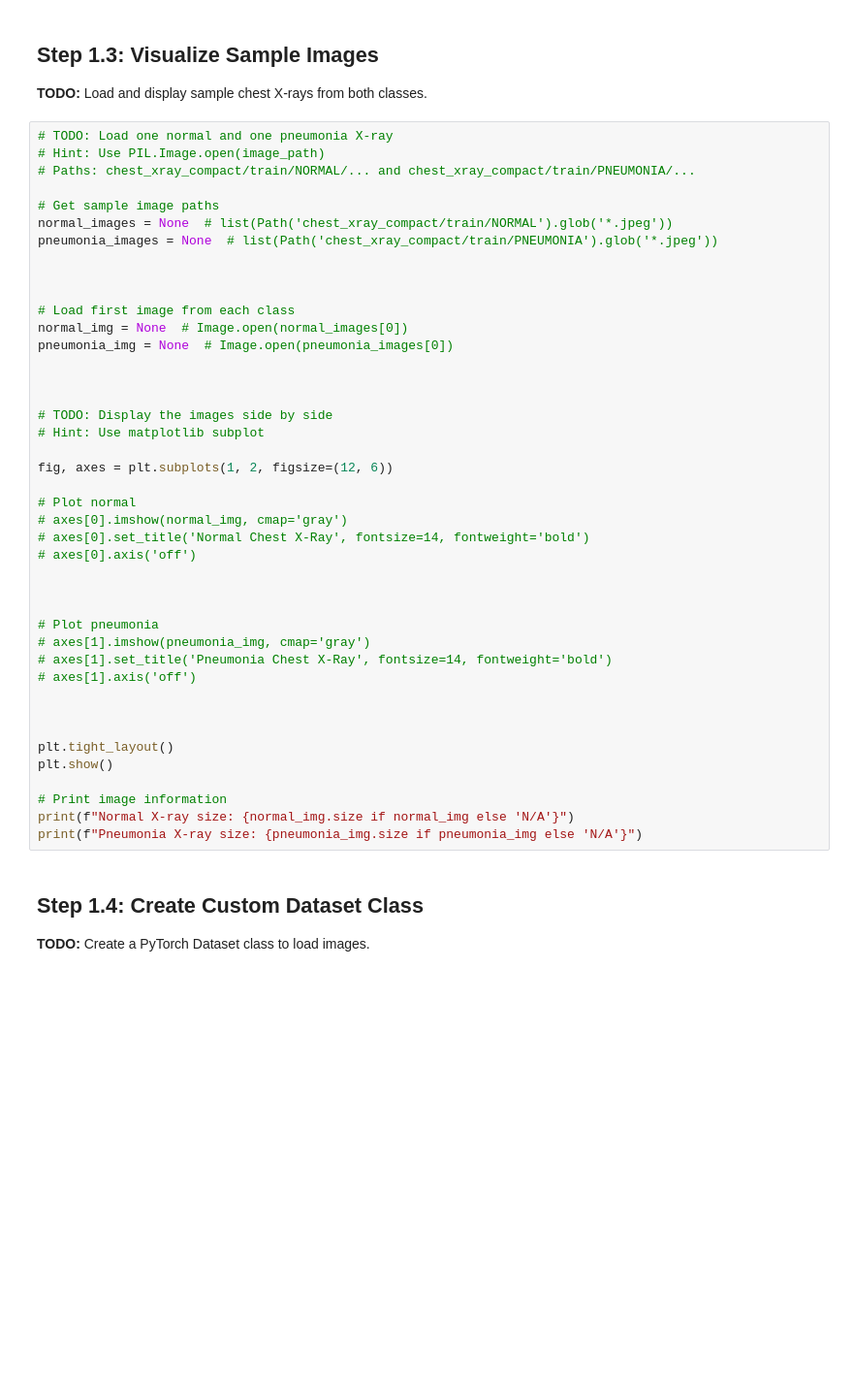
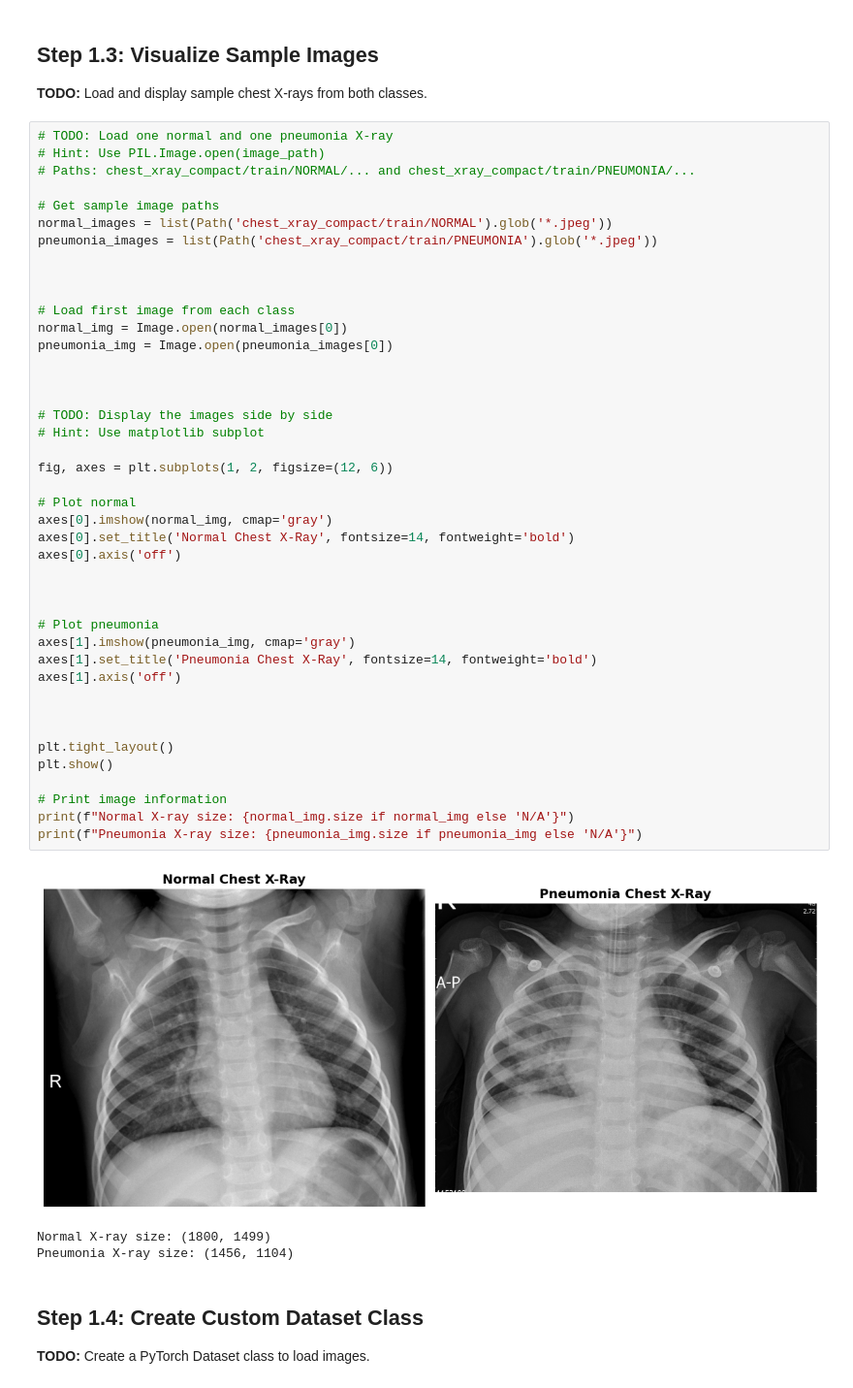
Before and after one commit to rodme02/AIMed, a Jupyter notebook: week2/notebooks/Week2_Class3_Medical_Image_Classification.ipynb, the cells around one changed output. Shown at 97% size. Cells and saved outputs as stored; diff of their text form; blank space fills up the shorter version.

```diff
--- a/week2/notebooks/Week2_Class3_Medical_Image_Classification.ipynb
+++ b/week2/notebooks/Week2_Class3_Medical_Image_Classification.ipynb
@@ -157,43 +175,47 @@ print(f"\nClass balance: {train_pneumonia_count/(train_normal_count + train_pneu
 # Hint: Use PIL.Image.open(image_path)
 # Paths: chest_xray_compact/train/NORMAL/... and chest_xray_compact/train/PNEUMONIA/...
 
 # Get sample image paths
-normal_images = None  # list(Path('chest_xray_compact/train/NORMAL').glob('*.jpeg'))
-pneumonia_images = None  # list(Path('chest_xray_compact/train/PNEUMONIA').glob('*.jpeg'))
+normal_images = list(Path('chest_xray_compact/train/NORMAL').glob('*.jpeg'))
+pneumonia_images = list(Path('chest_xray_compact/train/PNEUMONIA').glob('*.jpeg'))
 
 
 
 # Load first image from each class
-normal_img = None  # Image.open(normal_images[0])
-pneumonia_img = None  # Image.open(pneumonia_images[0])
+normal_img = Image.open(normal_images[0])
+pneumonia_img = Image.open(pneumonia_images[0])
 
 
 
 # TODO: Display the images side by side
 # Hint: Use matplotlib subplot
 
 fig, axes = plt.subplots(1, 2, figsize=(12, 6))
 
 # Plot normal
-# axes[0].imshow(normal_img, cmap='gray')
-# axes[0].set_title('Normal Chest X-Ray', fontsize=14, fontweight='bold')
-# axes[0].axis('off')
+axes[0].imshow(normal_img, cmap='gray')
+axes[0].set_title('Normal Chest X-Ray', fontsize=14, fontweight='bold')
+axes[0].axis('off')
 
 
 
 # Plot pneumonia
-# axes[1].imshow(pneumonia_img, cmap='gray')
-# axes[1].set_title('Pneumonia Chest X-Ray', fontsize=14, fontweight='bold')
-# axes[1].axis('off')
+axes[1].imshow(pneumonia_img, cmap='gray')
+axes[1].set_title('Pneumonia Chest X-Ray', fontsize=14, fontweight='bold')
+axes[1].axis('off')
 
 
 
 plt.tight_layout()
 plt.show()
 
 # Print image information
 print(f"Normal X-ray size: {normal_img.size if normal_img else 'N/A'}")
 print(f"Pneumonia X-ray size: {pneumonia_img.size if pneumonia_img else 'N/A'}")
+# %% [output]
+[figure, added]
+Normal X-ray size: (1800, 1499)
+Pneumonia X-ray size: (1456, 1104)
 # %% [markdown]
 ## Step 1.4: Create Custom Dataset Class
 
```
Also changed, not shown: parts of 21 cells of this notebook.
